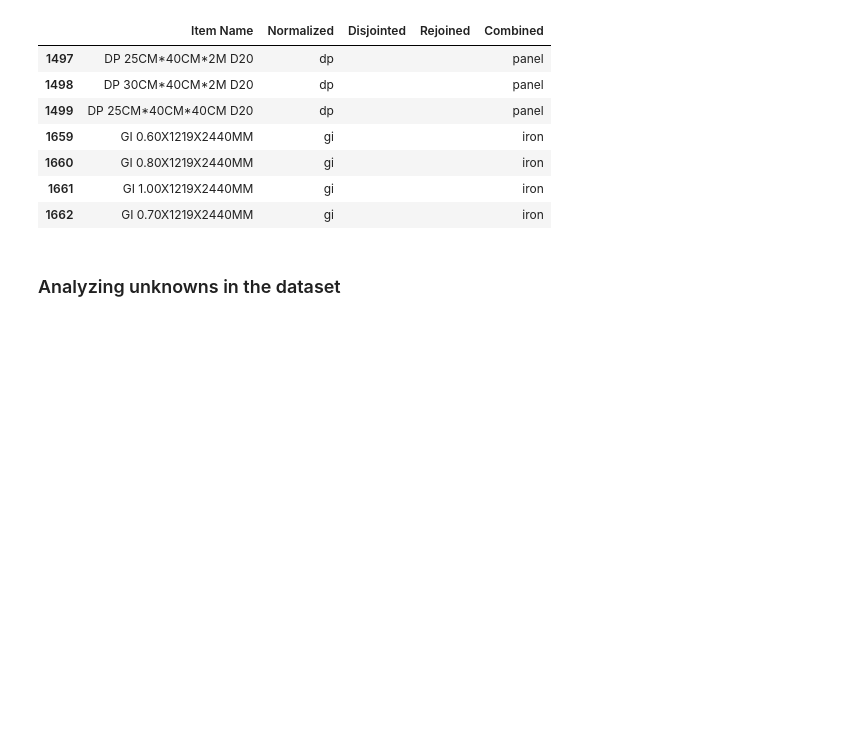
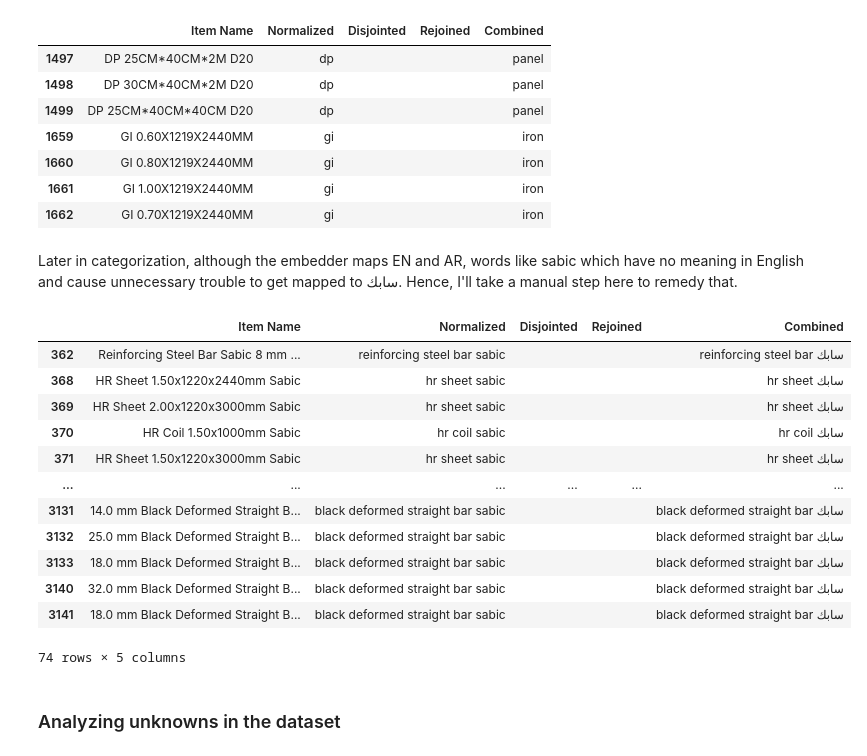
Before and after one commit to abodeza/Purchase_Data_Analysis, a Jupyter notebook: notebooks/NLP.ipynb, the cells around one changed output. Cells and saved outputs as stored; diff of their text form; code cells hidden in the pictures; blank space fills up the shorter version.

```diff
--- a/notebooks/NLP.ipynb
+++ b/notebooks/NLP.ipynb
@@ -242,7 +229,8 @@ def preprocess_text(text, no_disjointed=True):
     # 4) Extra cleaning steps for lexicon
     if no_disjointed:
         # 4.1) Remove dimensions/units/fillers for lexicon
-        tokens = [t for t in tokens if t.lower() not in UNIT_TOKENS_EN and t not in UNIT_TOKENS_AR and t not in AR_STOP]
+        tokens = [t for t in tokens if t.lower() not in UNIT_TOKENS_EN and \
+                   t not in UNIT_TOKENS_AR and t not in AR_STOP and t not in ENGLISH_STOP_WORDS]
 
         # 4.2) Lemmatize and remove clitics for lexicon
         tokens = [t if t in protected_words else ''.join(normalize_text(p) for p in tokenizer.tokenize([t]) if '+' not in p)
@@ -256,7 +244,7 @@ def preprocess_text(text, no_disjointed=True):
 
     # 5) Or retain only the disjointed letters to glue back later
     else:
-        tokens = [t for t in tokens if len(t) == 1 and len(set(t)) == 1]
+        tokens = [t for t in tokens if len(t) == 1]
         return ''.join(tokens)
 # %%
 # Some tests to see the results of normalization
@@ -946,6 +934,31 @@ df[mask]
 | 1660 | GI 0.80X1219X2440MM | gi |  |  | iron |
 | 1661 | GI 1.00X1219X2440MM | gi |  |  | iron |
 | 1662 | GI 0.70X1219X2440MM | gi |  |  | iron |
+# %% [markdown]
+Later in categorization, although the embedder maps EN and AR, words like sabic which have no meaning in English and cause unnecessary trouble to get mapped to سابك. Hence, I'll take a manual step here to remedy that.
+# %%
+# Let's also replace dp and gi while we're at it with something meaningful:
+mask = df["Combined"].str.contains("sabic", case=False, na=False)
+
+df.loc[mask, "Combined"] = (
+    df.loc[mask, "Combined"].str.replace("sabic", "سابك", case=False)
+)
+
+df[mask]
+# %% [output]
+|  | Item Name | Normalized | Disjointed | Rejoined | Combined |
+| 362 | Reinforcing Steel Bar Sabic 8 mm ... | reinforcing steel bar sabic |  |  | reinforcing steel bar سابك |
+| 368 | HR Sheet 1.50x1220x2440mm Sabic | hr sheet sabic |  |  | hr sheet سابك |
+| 369 | HR Sheet 2.00x1220x3000mm Sabic | hr sheet sabic |  |  | hr sheet سابك |
+| 370 | HR Coil 1.50x1000mm Sabic | hr coil sabic |  |  | hr coil سابك |
+| 371 | HR Sheet 1.50x1220x3000mm Sabic | hr sheet sabic |  |  | hr sheet سابك |
+| ... | ... | ... | ... | ... | ... |
+| 3131 | 14.0 mm Black Deformed Straight B... | black deformed straight bar sabic |  |  | black deformed straight bar سابك |
+| 3132 | 25.0 mm Black Deformed Straight B... | black deformed straight bar sabic |  |  | black deformed straight bar سابك |
+| 3133 | 18.0 mm Black Deformed Straight B... | black deformed straight bar sabic |  |  | black deformed straight bar سابك |
+| 3140 | 32.0 mm Black Deformed Straight B... | black deformed straight bar sabic |  |  | black deformed straight bar سابك |
+| 3141 | 18.0 mm Black Deformed Straight B... | black deformed straight bar sabic |  |  | black deformed straight bar سابك |
+74 rows × 5 columns
 # %% [markdown]
 ### Analyzing unknowns in the dataset
 # %%
```
Also changed, not shown: parts of 46 cells of this notebook, 1 other file.
